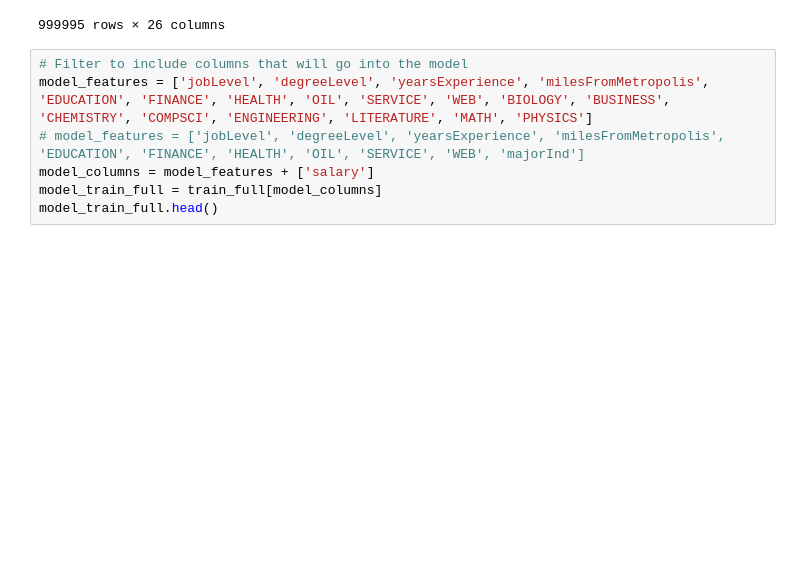
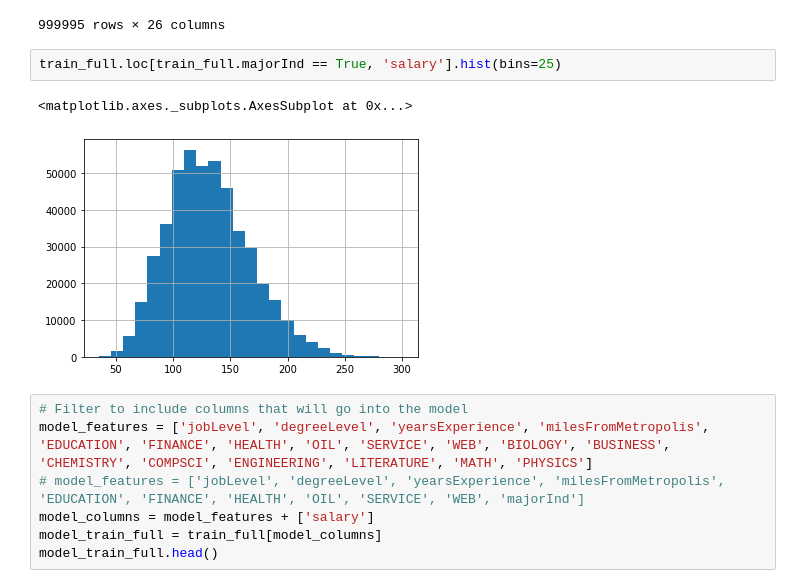
Before and after one commit to albert-ntiri/salary_prediction_project, a Jupyter notebook: Salary Prediction Notebook.ipynb, the cells around one changed output. Cells and saved outputs as stored; diff of their text form; blank space fills up the shorter version.

```diff
--- a/Salary Prediction Notebook.ipynb
+++ b/Salary Prediction Notebook.ipynb
@@ -405,6 +406,11 @@ train_full
 | 999993 | JOB1362685407685 | COMP3 | CFO | MASTERS | NONE | HEALTH | 6 | 5 | ... |
 | 999994 | JOB1362685407686 | COMP59 | JUNIOR | BACHELORS | NONE | EDUCATION | 20 | 11 | ... |
 999995 rows × 26 columns
+# %%
+train_full.loc[train_full.majorInd == True, 'salary'].hist(bins=25)
+# %% [output]
+<matplotlib.axes._subplots.AxesSubplot at 0x...>
+[figure, added]
 # %%
 # Filter to include columns that will go into the model
 model_features = ['jobLevel', 'degreeLevel', 'yearsExperience', 'milesFromMetropolis', 'EDUCATION', 'FINANCE', 'HEALTH', 'OIL', 'SERVICE', 'WEB', 'BIOLOGY', 'BUSINESS', 'CHEMISTRY', 'COMPSCI', 'ENGINEERING', 'LITERATURE', 'MATH', 'PHYSICS']
```
Also changed, not shown: parts of 7 cells of this notebook.
